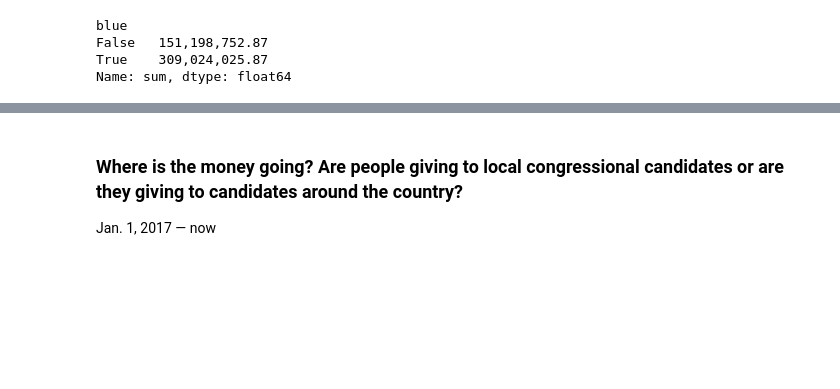
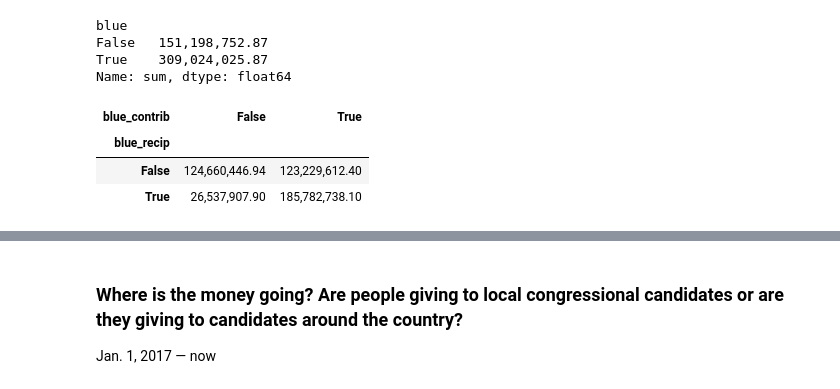
Before and after one commit to PublicI/actblue-analysis, a Jupyter notebook: analysis.ipynb, the cells around one changed output, grey strips where cells are left out. Saved outputs shown, nothing was run; the diff lists cells and outputs as text; code cells hidden in the pictures; blank space fills up the shorter version.

```diff
--- a/analysis.ipynb
+++ b/analysis.ipynb
@@ -993,3 +999,14 @@ blue
 False   151,198,752.87
 True    309,024,025.87
 Name: sum, dtype: float64
+# %%
+contrib_flow = pres_votes[['state','blue']].merge(pres_votes[['state','blue']].merge(actblue_states, right_on='contributor_state', left_on='state', how='inner'), right_on='recipient_state', left_on='state', how='inner', suffixes=['_recip','_contrib'])
+
+contrib_flow
+
+pd.pivot_table(contrib_flow, values='sum', index=['blue_recip'], columns=['blue_contrib'], aggfunc=np.sum)
+# %% [output]
+| blue_contrib | False | True |
+| blue_recip |  |  |
+| False | 124,660,446.94 | 123,229,612.40 |
+| True | 26,537,907.90 | 185,782,738.10 |
```
Also changed, not shown: parts of 6 cells of this notebook, 1 other file.
